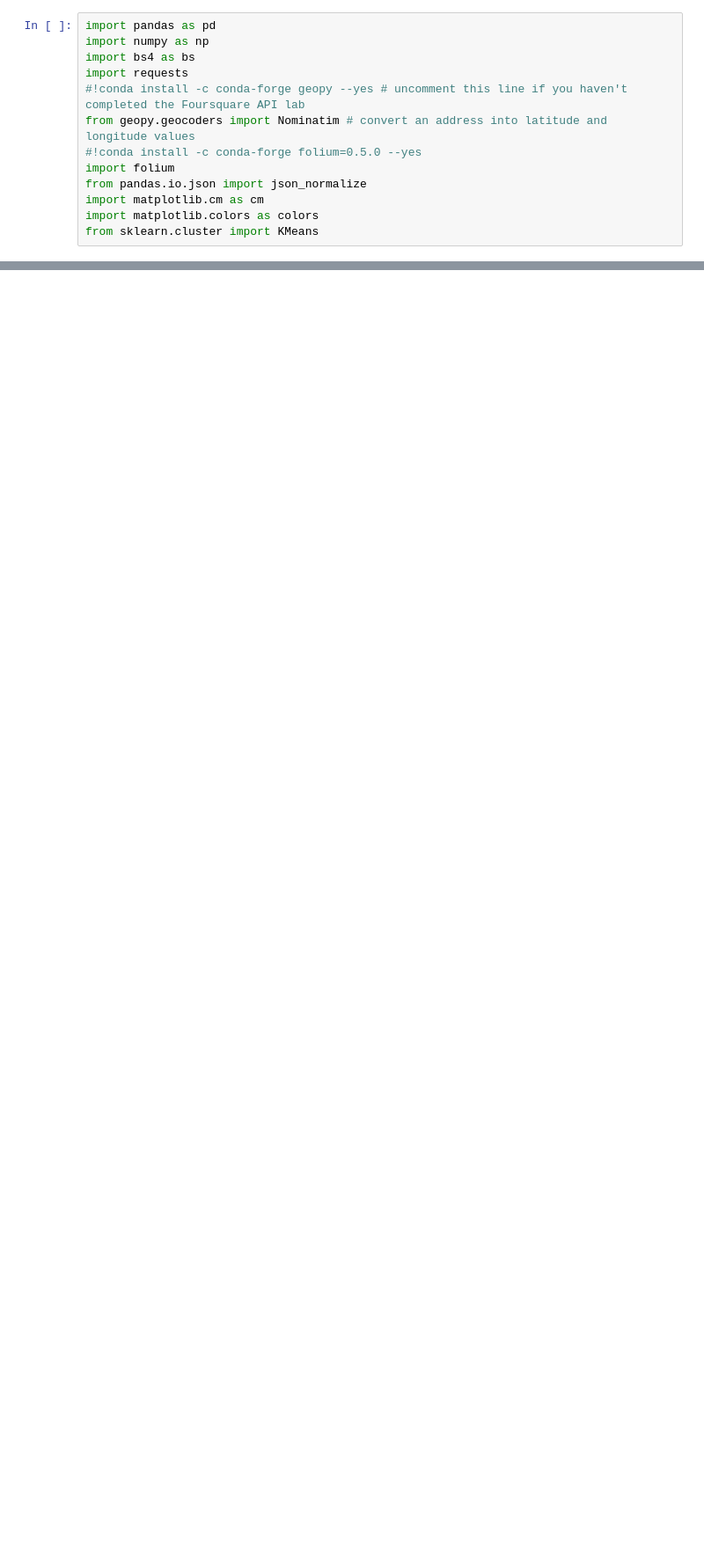
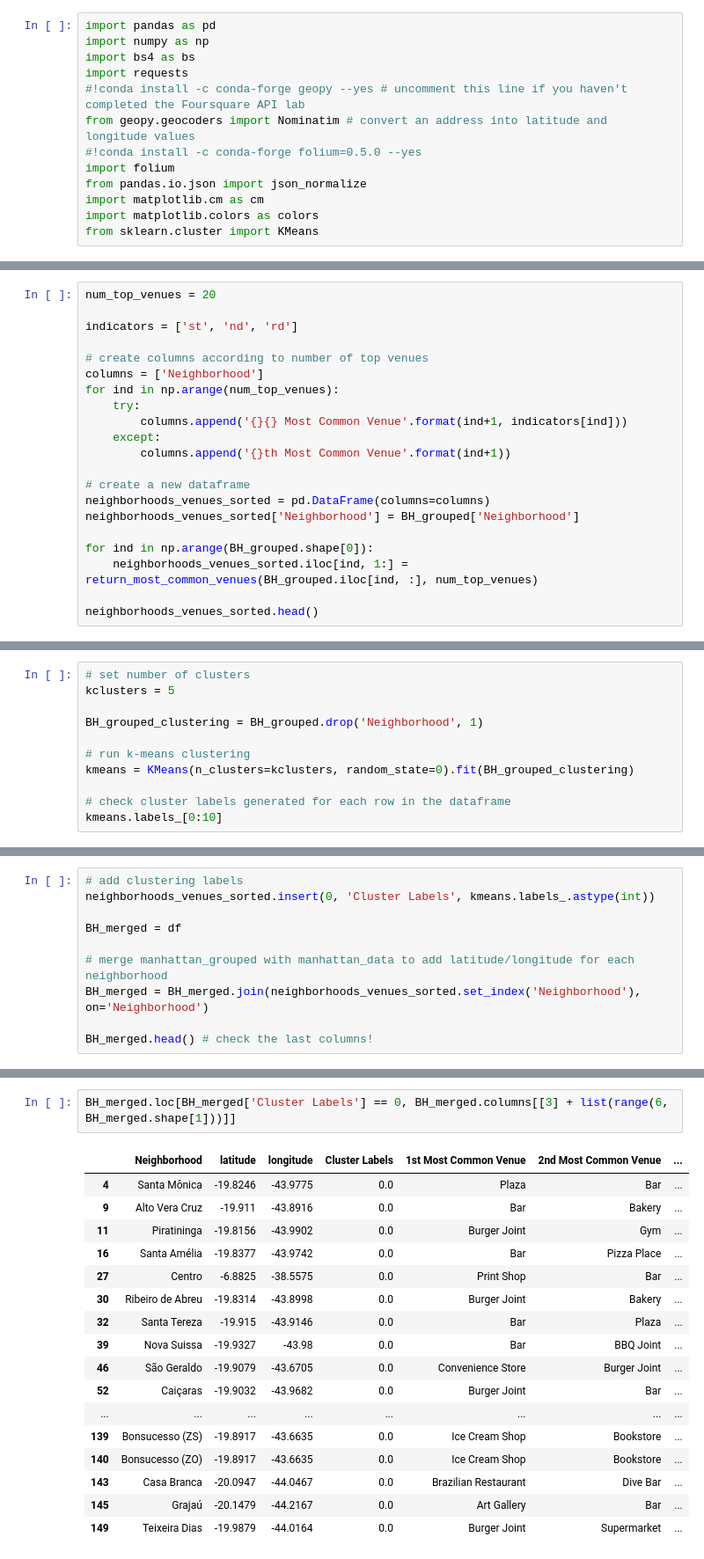
Before and after one commit to LucasTemponi/Coursera_Capstone, a Jupyter notebook: Analise Belo Horizonte.ipynb, the cells around one changed output, grey strips where cells are left out. Shown at 88% size. Drawn from its saved outputs; the diff is of its cells as text; blank space fills up the shorter version.

```diff
--- a/Analise Belo Horizonte.ipynb
+++ b/Analise Belo Horizonte.ipynb
@@ -117,0 +268,21 @@ Vila Vera Cruz II wasn't found on Nominatim
+# %%
+num_top_venues = 20
+
+indicators = ['st', 'nd', 'rd']
+
+# create columns according to number of top venues
+columns = ['Neighborhood']
+for ind in np.arange(num_top_venues):
+    try:
+        columns.append('{}{} Most Common Venue'.format(ind+1, indicators[ind]))
+    except:
+        columns.append('{}th Most Common Venue'.format(ind+1))
+
+# create a new dataframe
+neighborhoods_venues_sorted = pd.DataFrame(columns=columns)
+neighborhoods_venues_sorted['Neighborhood'] = BH_grouped['Neighborhood']
+
+for ind in np.arange(BH_grouped.shape[0]):
+    neighborhoods_venues_sorted.iloc[ind, 1:] = return_most_common_venues(BH_grouped.iloc[ind, :], num_top_venues)
+
+neighborhoods_venues_sorted.head()
@@ -117,0 +297,11 @@ Vila Vera Cruz II wasn't found on Nominatim
+# %%
+# set number of clusters
+kclusters = 5
+
+BH_grouped_clustering = BH_grouped.drop('Neighborhood', 1)
+
+# run k-means clustering
+kmeans = KMeans(n_clusters=kclusters, random_state=0).fit(BH_grouped_clustering)
+
+# check cluster labels generated for each row in the dataframe
+kmeans.labels_[0:10]
@@ -117,0 +310,10 @@ Vila Vera Cruz II wasn't found on Nominatim
+# %%
+# add clustering labels
+neighborhoods_venues_sorted.insert(0, 'Cluster Labels', kmeans.labels_.astype(int))
+
+BH_merged = df
+
+# merge manhattan_grouped with manhattan_data to add latitude/longitude for each neighborhood
+BH_merged = BH_merged.join(neighborhoods_venues_sorted.set_index('Neighborhood'), on='Neighborhood')
+
+BH_merged.head() # check the last columns!
@@ -117,0 +370,20 @@ Vila Vera Cruz II wasn't found on Nominatim
+# %%
+BH_merged.loc[BH_merged['Cluster Labels'] == 0, BH_merged.columns[[3] + list(range(6, BH_merged.shape[1]))]]
+# %% [output]
+|  | Neighborhood | latitude | longitude | Cluster Labels | 1st Most Common Venue | 2nd Most Common Venue | ... |
+| 4 | Santa Mônica | -19.8246 | -43.9775 | 0.0 | Plaza | Bar | ... |
+| 9 | Alto Vera Cruz | -19.911 | -43.8916 | 0.0 | Bar | Bakery | ... |
+| 11 | Piratininga | -19.8156 | -43.9902 | 0.0 | Burger Joint | Gym | ... |
+| 16 | Santa Amélia | -19.8377 | -43.9742 | 0.0 | Bar | Pizza Place | ... |
+| 27 | Centro | -6.8825 | -38.5575 | 0.0 | Print Shop | Bar | ... |
+| 30 | Ribeiro de Abreu | -19.8314 | -43.8998 | 0.0 | Burger Joint | Bakery | ... |
+| 32 | Santa Tereza | -19.915 | -43.9146 | 0.0 | Bar | Plaza | ... |
+| 39 | Nova Suissa | -19.9327 | -43.98 | 0.0 | Bar | BBQ Joint | ... |
+| 46 | São Geraldo | -19.9079 | -43.6705 | 0.0 | Convenience Store | Burger Joint | ... |
+| 52 | Caiçaras | -19.9032 | -43.9682 | 0.0 | Burger Joint | Bar | ... |
+| ... | ... | ... | ... | ... | ... | ... | ... |
+| 139 | Bonsucesso (ZS) | -19.8917 | -43.6635 | 0.0 | Ice Cream Shop | Bookstore | ... |
+| 140 | Bonsucesso (ZO) | -19.8917 | -43.6635 | 0.0 | Ice Cream Shop | Bookstore | ... |
+| 143 | Casa Branca | -20.0947 | -44.0467 | 0.0 | Brazilian Restaurant | Dive Bar | ... |
+| 145 | Grajaú | -20.1479 | -44.2167 | 0.0 | Art Gallery | Bar | ... |
+| 149 | Teixeira Dias | -19.9879 | -44.0164 | 0.0 | Burger Joint | Supermarket | ... |
```
Also changed, not shown: parts of 59 cells of this notebook, 4 other files.
